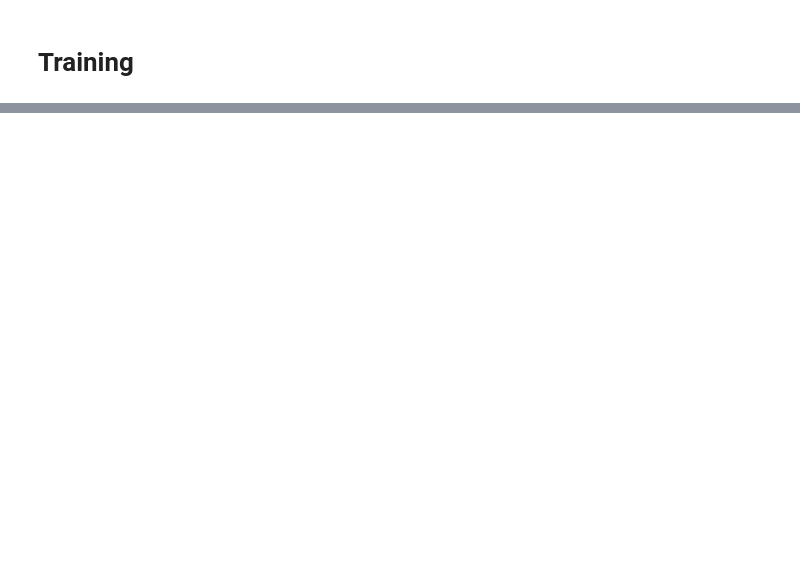
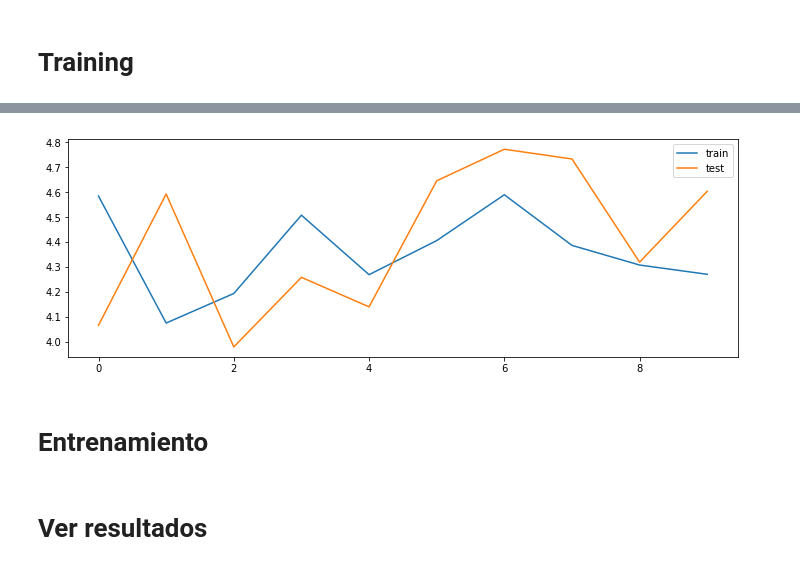
Before and after one commit to renato145/DL-proyectodecurso, a Jupyter notebook: propuesta/main.ipynb, the cells around one changed output, grey strips where cells are left out. Drawn from its saved outputs; the diff is of its cells as text; code cells hidden in the pictures; blank space fills up the shorter version.

Commit message:
test model works

```diff
--- a/propuesta/main.ipynb
+++ b/propuesta/main.ipynb
@@ -251,0 +283,29 @@ def train(encoder, decoder, encoder_optimizer, decoder_optimizer,
+# %%
+def predict(batch, max_target_length=train_max_length):
+    input_length, batch_size  = batch.size()
+    target_length = min(train_max_length, input_length*2)
+    eos_check = torch.LongTensor([EOS_token] * batch_size).cuda()
+    out = []
+
+    # Encodear el input
+    encoder_outputs, encoder_hidden = encoder(batch, None)
+
+    # Crear variables para el input y output del decoder
+    decoder_input = Variable(torch.LongTensor([SOS_token] * batch_size)).cuda()
+    # Fix, las ultimas capas en caso de bidireccional
+    decoder_hidden = encoder_hidden[-decoder.n_layers:]
+
+    # Se ejecuta el decoder en cada paso de la secuencia
+    for t in range(target_length):
+        decoder_output, decoder_hidden, decoder_att = decoder(
+            decoder_input, decoder_hidden, encoder_outputs
+        )
+
+        if t < target_length-1:
+            decoder_input = decoder_output.topk(1, 1)[1]
+            out.append(decoder_input)
+
+        if torch.sum(decoder_input.data.squeeze() == eos_check) == batch_size:
+            break
+
+    return torch.cat(out, 1).transpose(0, 1).data.cpu().numpy()
@@ -252,9 +378,11 @@ def train(encoder, decoder, encoder_optimizer, decoder_optimizer,
 # %%
+model_name = 'seq2seq'
 encoder_hidden = 256
 encoder_bi = True
 n_layers = 2
-teacher_forcing_ratio = 0.5
 lr = 0.0001
+teacher_forcing_epoch_end = 5
+epochs = 10
 
 encoder = EncoderRNN(len(ES.vocab.itos), encoder_hidden, n_layers, bidirectional=encoder_bi).cuda()
 decoder = AttnDecoderRNN(len(EN.vocab.itos), encoder_hidden, n_layers).cuda()
@@ -269,0 +404,4 @@ Elapsed: 58.03s
+# %%
+# Test
+epoch_batchs_train = 10
+results = train(10, model_name, tf_epoch_end=5, results_each=5, epoch_batchs_test=3)
@@ -269,0 +436,10 @@ Elapsed: 58.03s
+# %%
+# Test
+plt.figure(figsize=(12,4))
+plt.plot(results['train_loss'], label='train')
+plt.plot(results['test_loss'], label='test')
+plt.legend();
+# %% [output]
+[figure, added]
+# %% [markdown]
+# Entrenamiento
@@ -269,0 +453,2 @@ Elapsed: 58.03s
+# %% [markdown]
+# Ver resultados
```
Also changed, not shown: parts of 20 cells of this notebook, 3 other files.
